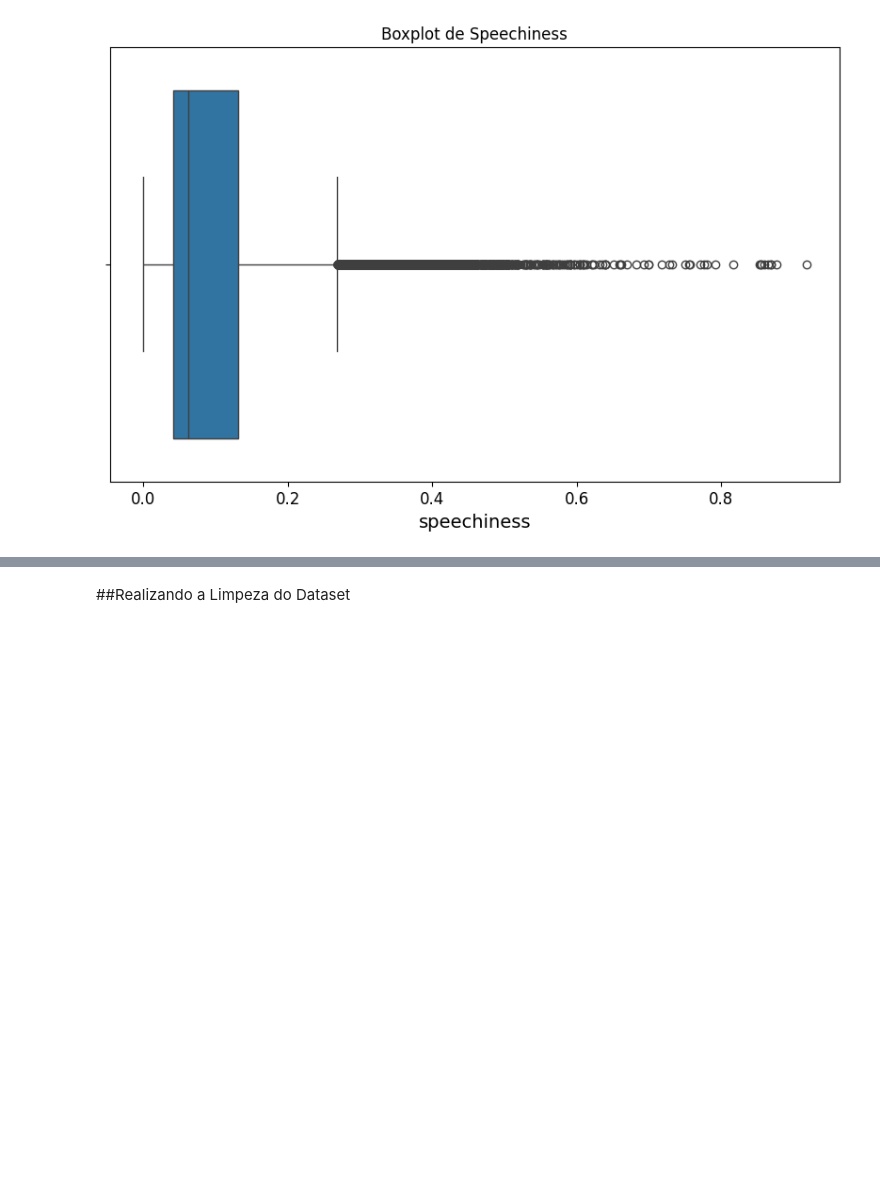
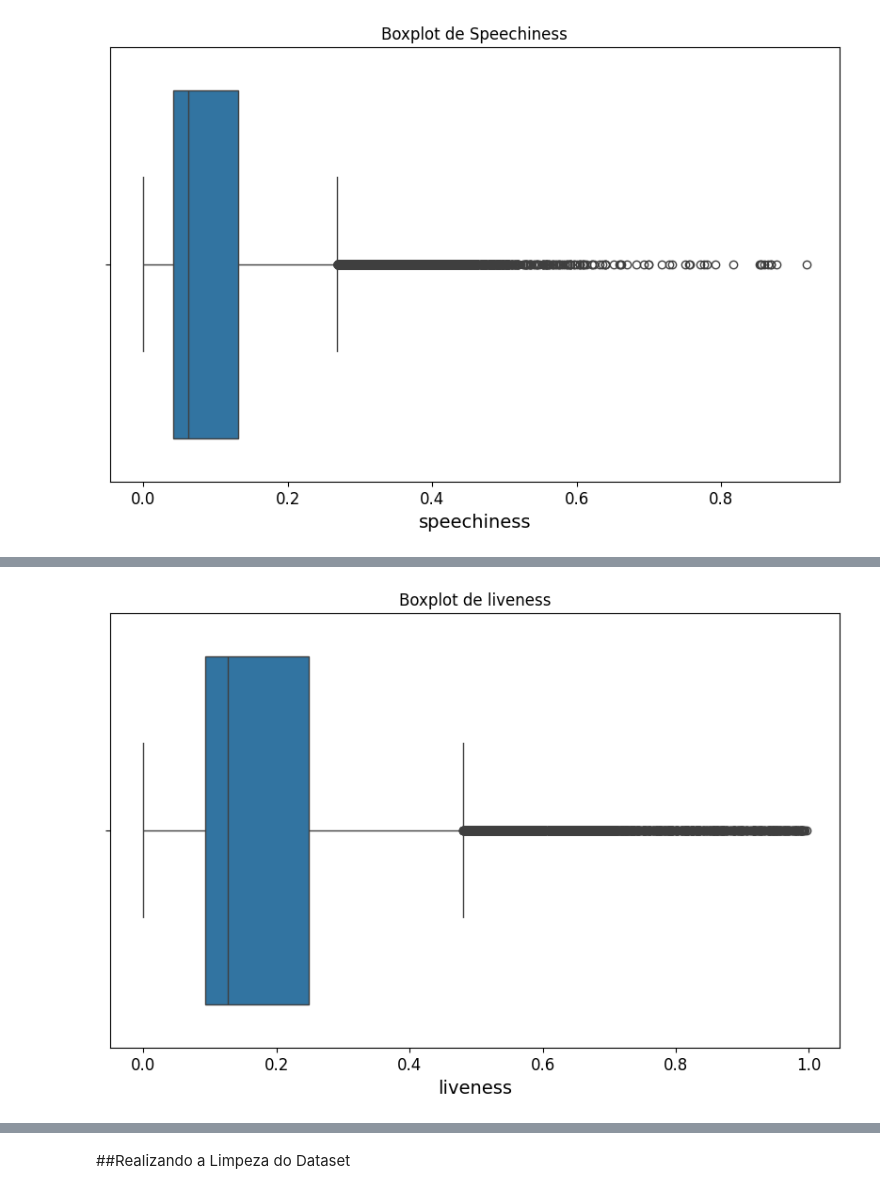
Before and after one commit to Lrs-mtos/song-popularity-ML, a Jupyter notebook: song_popularity.ipynb, the cells around one changed output, grey strips where cells are left out. Cells and saved outputs as stored; diff of their text form; code cells hidden in the pictures; blank space fills up the shorter version.

```diff
--- a/song_popularity.ipynb
+++ b/song_popularity.ipynb
@@ -434,0 +456,7 @@ plt.show()
+# %%
+plt.figure(figsize=(10, 6))
+sns.boxplot(x=songs['liveness'])
+plt.title('Boxplot de liveness')
+plt.show()
+# %% [output]
+[figure, added]
```
Also changed, not shown: parts of 13 cells of this notebook.
